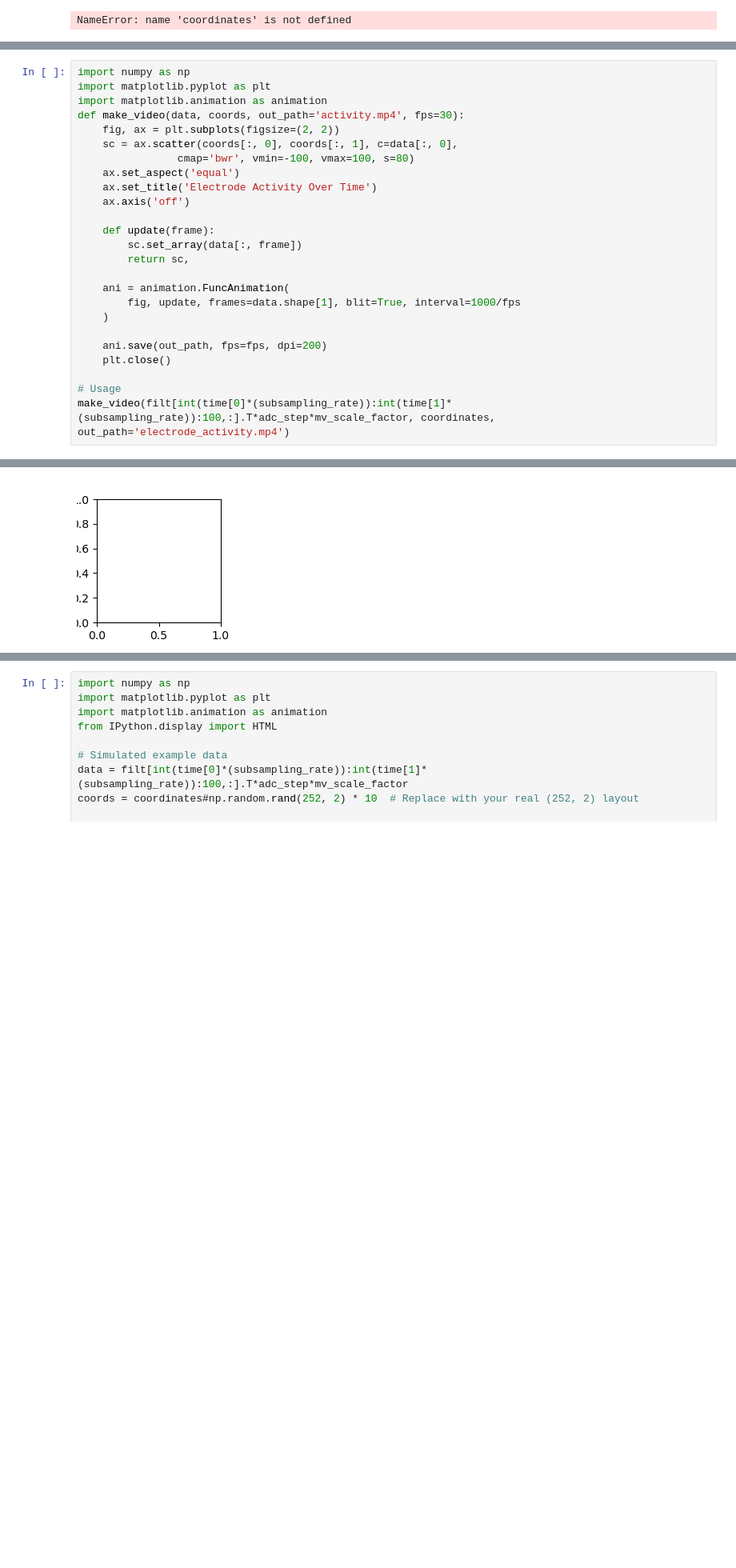
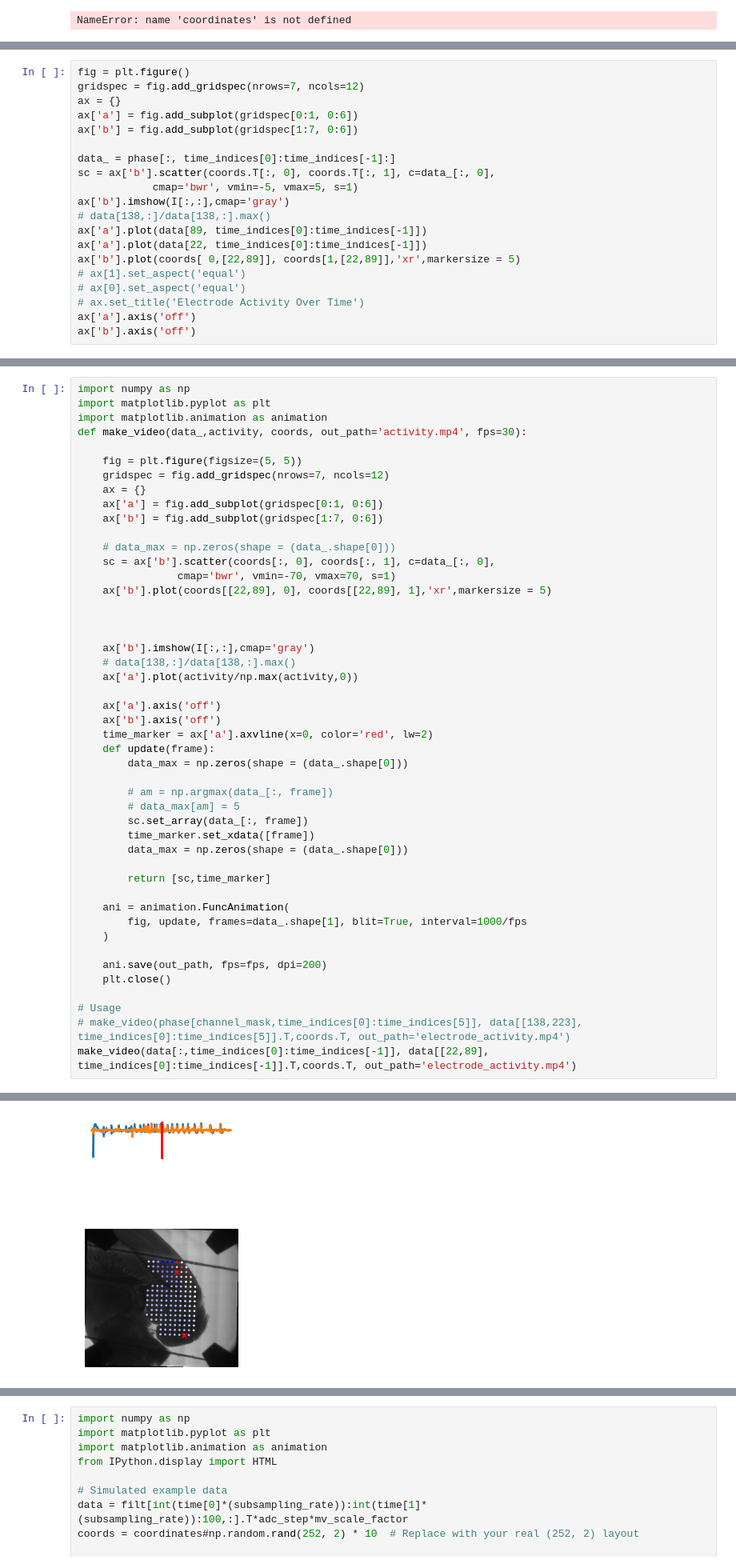
Before and after one commit to OlegFS/MEA-analysis, a Jupyter notebook: notebooks/example_LFP_types.ipynb, the cells around one changed output, grey strips where cells are left out. Shown at 80% size. Cells and saved outputs as stored; diff of their text form; blank space fills up the shorter version.

```diff
--- a/notebooks/example_LFP_types.ipynb
+++ b/notebooks/example_LFP_types.ipynb
@@ -613,0 +708,20 @@ NameError: name 'coordinates' is not defined
+# %%
+fig = plt.figure()
+gridspec = fig.add_gridspec(nrows=7, ncols=12)
+ax = {}
+ax['a'] = fig.add_subplot(gridspec[0:1, 0:6])
+ax['b'] = fig.add_subplot(gridspec[1:7, 0:6])
+
+data_ = phase[:, time_indices[0]:time_indices[-1]:]
+sc = ax['b'].scatter(coords.T[:, 0], coords.T[:, 1], c=data_[:, 0],
+            cmap='bwr', vmin=-5, vmax=5, s=1)
+ax['b'].imshow(I[:,:],cmap='gray')
+# data[138,:]/data[138,:].max()
+ax['a'].plot(data[89, time_indices[0]:time_indices[-1]])
+ax['a'].plot(data[22, time_indices[0]:time_indices[-1]])
+ax['b'].plot(coords[ 0,[22,89]], coords[1,[22,89]],'xr',markersize = 5)
+# ax[1].set_aspect('equal')
+# ax[0].set_aspect('equal')
+# ax.set_title('Electrode Activity Over Time')
+ax['a'].axis('off')
+ax['b'].axis('off')
@@ -615,25 +732,47 @@ NameError: name 'coordinates' is not defined
 import numpy as np
 import matplotlib.pyplot as plt
 import matplotlib.animation as animation
-def make_video(data, coords, out_path='activity.mp4', fps=30):
-    fig, ax = plt.subplots(figsize=(2, 2))
-    sc = ax.scatter(coords[:, 0], coords[:, 1], c=data[:, 0],
-                cmap='bwr', vmin=-100, vmax=100, s=80)
-    ax.set_aspect('equal')
-    ax.set_title('Electrode Activity Over Time')
-    ax.axis('off')
+def make_video(data_,activity, coords, out_path='activity.mp4', fps=30):
 
+    fig = plt.figure(figsize=(5, 5))
+    gridspec = fig.add_gridspec(nrows=7, ncols=12)
+    ax = {}
+    ax['a'] = fig.add_subplot(gridspec[0:1, 0:6])
+    ax['b'] = fig.add_subplot(gridspec[1:7, 0:6])
+
+    # data_max = np.zeros(shape = (data_.shape[0]))
+    sc = ax['b'].scatter(coords[:, 0], coords[:, 1], c=data_[:, 0],
+                cmap='bwr', vmin=-70, vmax=70, s=1)
+    ax['b'].plot(coords[[22,89], 0], coords[[22,89], 1],'xr',markersize = 5)
+
+
+
+    ax['b'].imshow(I[:,:],cmap='gray')
+    # data[138,:]/data[138,:].max()
+    ax['a'].plot(activity/np.max(activity,0))
+
+    ax['a'].axis('off')
+    ax['b'].axis('off')
+    time_marker = ax['a'].axvline(x=0, color='red', lw=2)
     def update(frame):
-        sc.set_array(data[:, frame])
-        return sc,
+        data_max = np.zeros(shape = (data_.shape[0]))
+
+        # am = np.argmax(data_[:, frame])
+        # data_max[am] = 5
+        sc.set_array(data_[:, frame])
+        time_marker.set_xdata([frame])
+        data_max = np.zeros(shape = (data_.shape[0]))
+
+        return [sc,time_marker]
 
     ani = animation.FuncAnimation(
-        fig, update, frames=data.shape[1], blit=True, interval=1000/fps
+        fig, update, frames=data_.shape[1], blit=True, interval=1000/fps
     )
 
     ani.save(out_path, fps=fps, dpi=200)
     plt.close()
 
 # Usage
-make_video(filt[int(time[0]*(subsampling_rate)):int(time[1]*(subsampling_rate)):100,:].T*adc_step*mv_scale_factor, coordinates, out_path='electrode_activity.mp4')
+# make_video(phase[channel_mask,time_indices[0]:time_indices[5]], data[[138,223], time_indices[0]:time_indices[5]].T,coords.T, out_path='electrode_activity.mp4')
+make_video(data[:,time_indices[0]:time_indices[-1]], data[[22,89], time_indices[0]:time_indices[-1]].T,coords.T, out_path='electrode_activity.mp4')
 # %% [output]
@@ -641 +780 @@ TypeError: Input z must be 2D, not 1D
-[figure, old version]
+[figure, new version]
```
Also changed, not shown: parts of 37 cells of this notebook, 5 other files.
